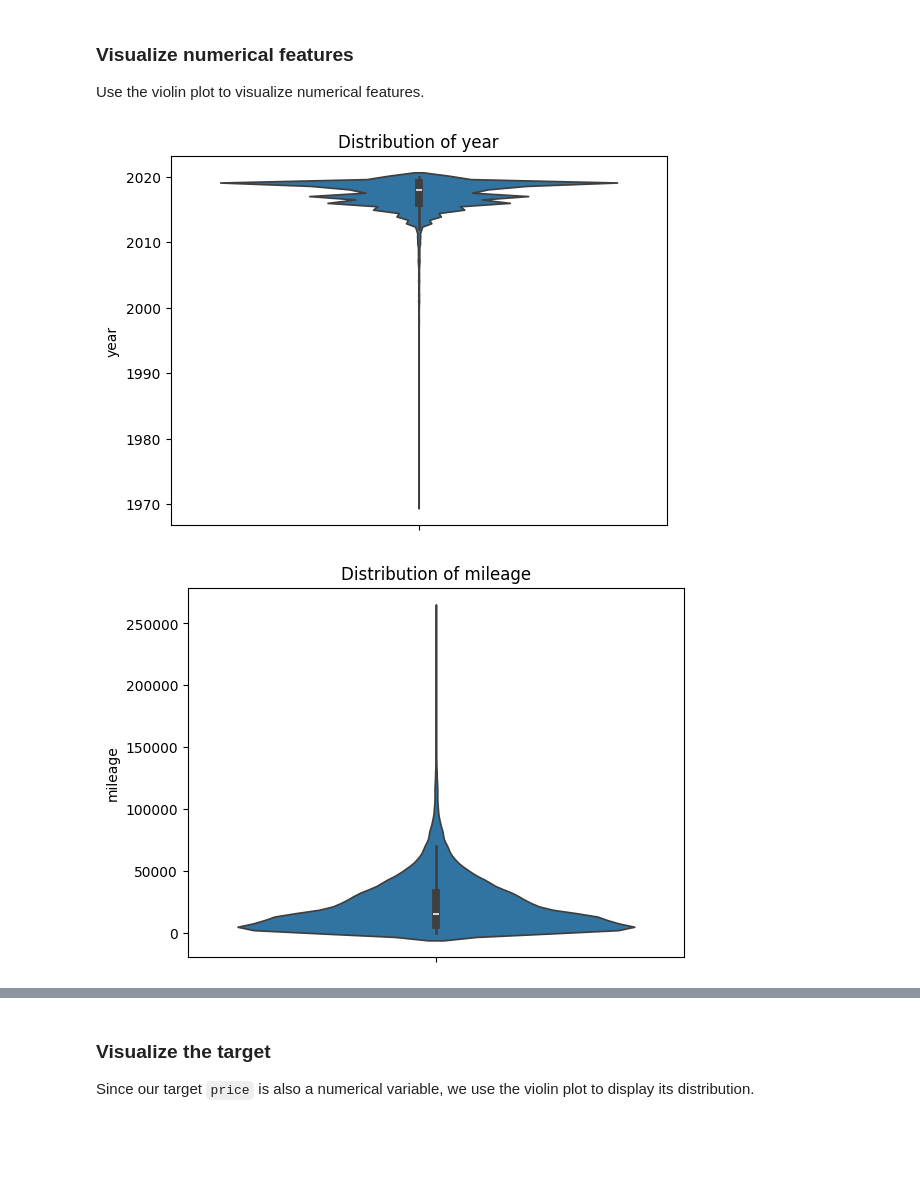
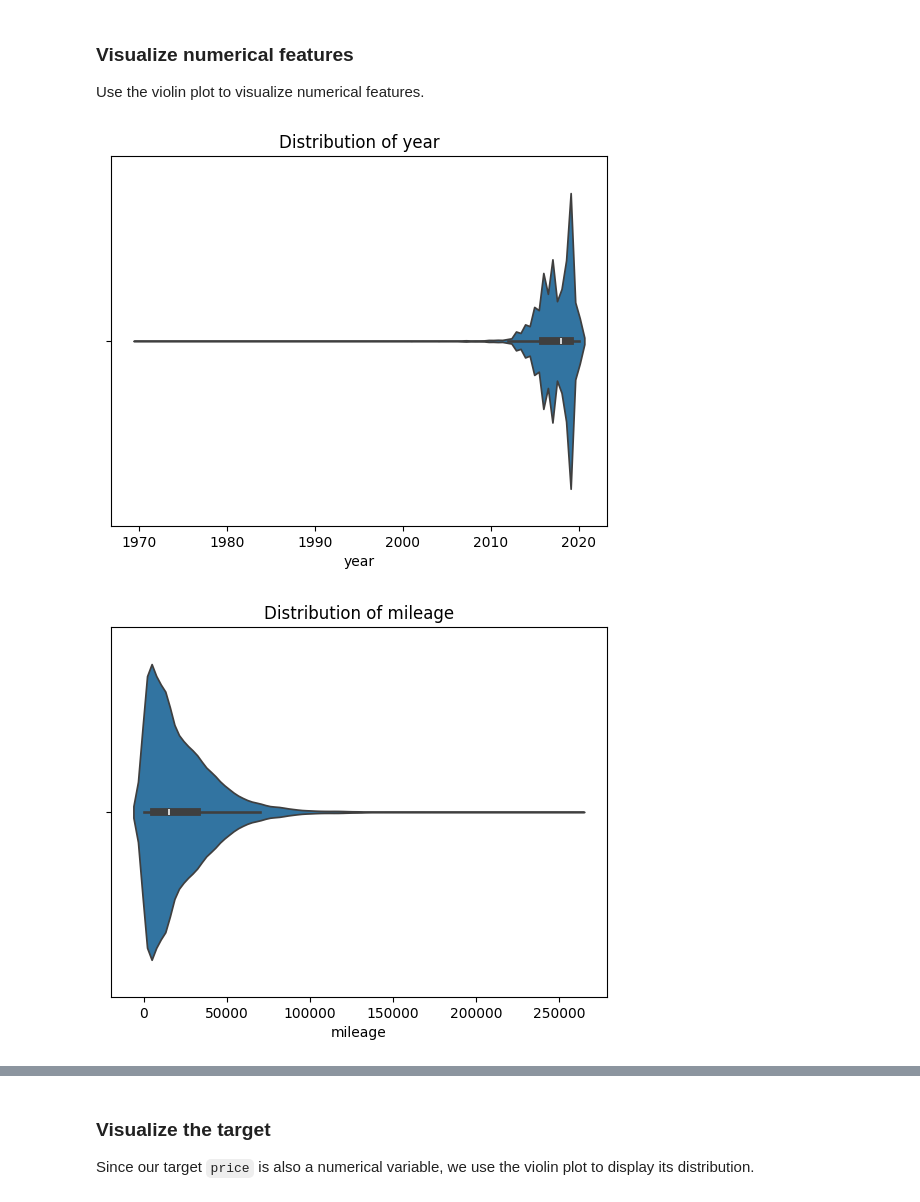
Before and after one commit to mkim2178/used-car-price-predictor-mercedes, a Jupyter notebook: notebooks/analysis.ipynb, the cells around one changed output, grey strips where cells are left out. Saved outputs shown, nothing was run; the diff lists cells and outputs as text; code cells hidden in the pictures; blank space fills up the shorter version.

```diff
--- a/notebooks/analysis.ipynb
+++ b/notebooks/analysis.ipynb
@@ -257,11 +257,11 @@ Use the violin plot to visualize numerical features.
 # %%
 numerical_features = df[["year", "mileage", "tax", "mpg", "engine_size"]]
 
 for numerical in numerical_features.columns:
 
-    sns.violinplot(y=numerical, data=df)
+    sns.violinplot(x=numerical, data=df)
     plt.title(f"Distribution of {numerical}")
     plt.show()
 # %% [output]
-[figure, old version]
+[figure, new version]
-[figure, old version]
+[figure, new version]
```
Also changed, not shown: parts of 24 cells of this notebook.
